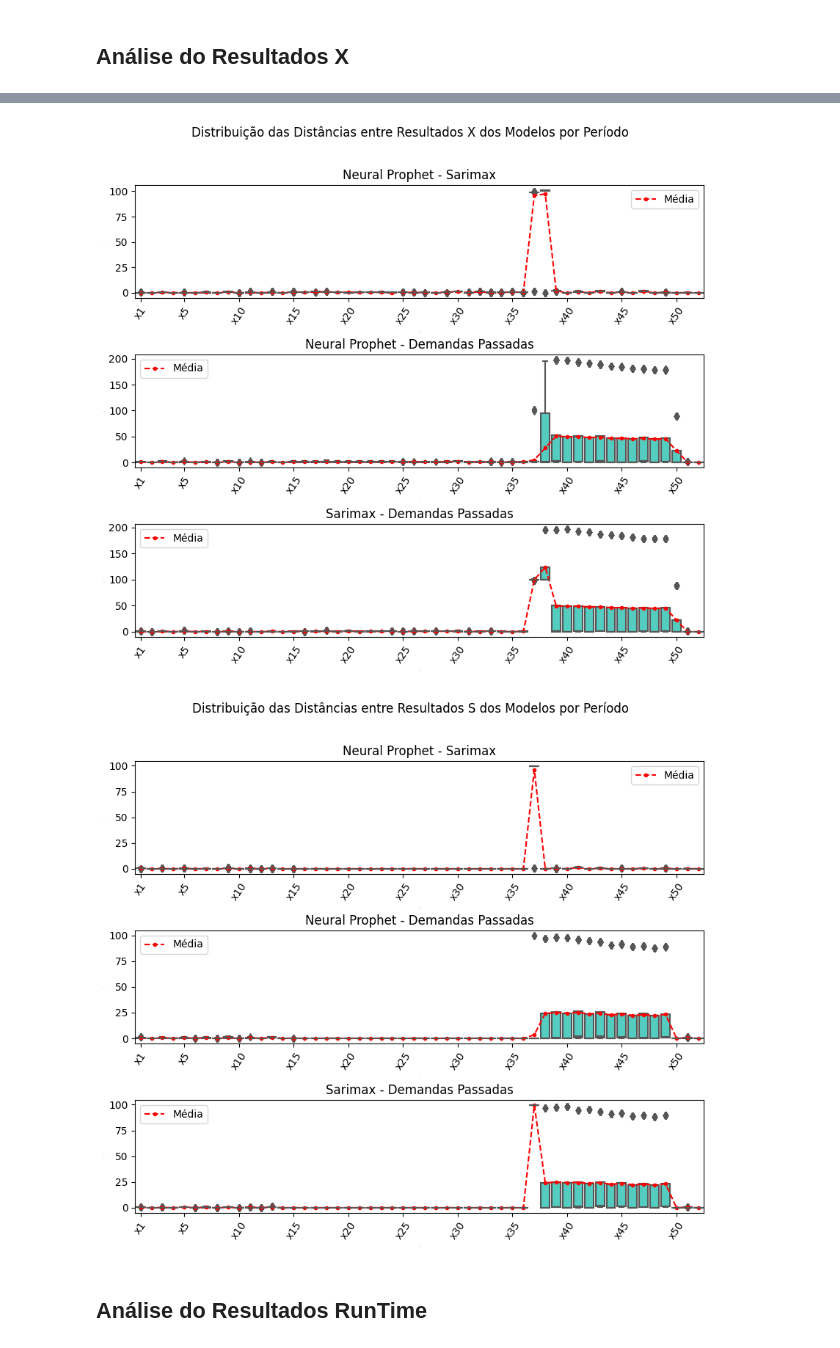
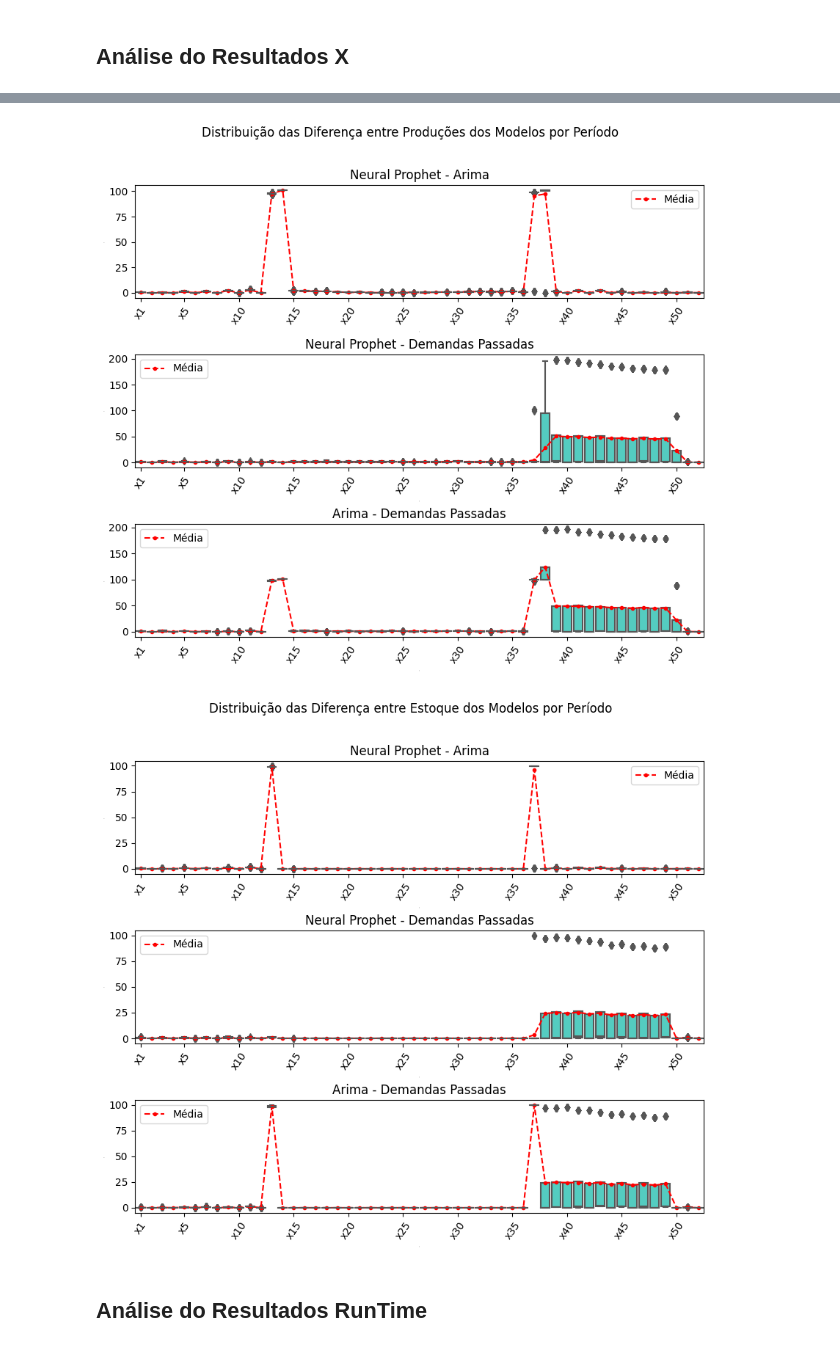
Before and after one commit to MarcioB1999/Prev_For_ULS, a Jupyter notebook: Modelo_pi/resultados_pi_analise.ipynb, the cells around one changed output, grey strips where cells are left out. Drawn from its saved outputs; the diff is of its cells as text; code cells hidden in the pictures.

```diff
--- a/Modelo_pi/resultados_pi_analise.ipynb
+++ b/Modelo_pi/resultados_pi_analise.ipynb
@@ -193,17 +193,17 @@ boxPlot_dist_x_ST = dataFrame_to_boxPlot(dist_x_ST,'dist')
 # %%
 fig=plt.figure(figsize=(10,8))
 plt.subplots_adjust(wspace=0, hspace=0.5)
-fig.suptitle('Distribuição das Distâncias entre Resultados X dos Modelos por Período')
+fig.suptitle('Distribuição das Diferença entre Produções dos Modelos por Período')
 
 ax=fig.add_subplot(3,1,1)
-ax.set_title('Neural Prophet - Sarimax')
-sns.boxplot(data=boxPlot_dist_x_NS,x='x',y='dist',color='turquoise')
-plt.plot(dist_x_NS.columns,dist_x_NS.describe().iloc[1,:],color='red',marker='.',linestyle='--',label='Média')
+ax.set_title('Neural Prophet - Arima')
+sns.boxplot(data=boxPlot_dist_x_NA,x='x',y='dist',color='turquoise')
+plt.plot(dist_x_NA.columns,dist_x_NA.describe().iloc[1,:],color='red',marker='.',linestyle='--',label='Média')
 plt.xlabel([], fontsize=0)
 plt.ylabel([], fontsize=0)
 for tick in ax.get_xticklabels():
     tick.set_rotation(55)
-plt.xticks([0]+[i*5-1 for i in range(1,int(len(dist_x_NS.columns)/5)+1)])
+plt.xticks([0]+[i*5-1 for i in range(1,int(len(dist_x_NA.columns)/5)+1)])
 plt.legend()
 
 ax=fig.add_subplot(3,1,2)
@@ -218,69 +218,69 @@ plt.xticks([0]+[i*5-1 for i in range(1,int(len(dist_x_NT.columns)/5)+1)])
 plt.legend()
 
 ax=fig.add_subplot(3,1,3)
-ax.set_title('Sarimax - Demandas Passadas')
-sns.boxplot(data=boxPlot_dist_x_ST,x='x',y='dist',color='turquoise')
-plt.plot(dist_x_ST.columns,dist_x_ST.describe().iloc[1,:],color='red',marker='.',linestyle='--',label='Média')
+ax.set_title('Arima - Demandas Passadas')
+sns.boxplot(data=boxPlot_dist_x_AT,x='x',y='dist',color='turquoise')
+plt.plot(dist_x_AT.columns,dist_x_AT.describe().iloc[1,:],color='red',marker='.',linestyle='--',label='Média')
 plt.xlabel([], fontsize=0)
 plt.ylabel([], fontsize=0)
 for tick in ax.get_xticklabels():
     tick.set_rotation(55)
-plt.xticks([0]+[i*5-1 for i in range(1,int(len(dist_x_ST.columns)/5)+1)])
+plt.xticks([0]+[i*5-1 for i in range(1,int(len(dist_x_AT.columns)/5)+1)])
 plt.legend()
 
 plt.savefig('C:/Users/marcio/Documents/Prev_For_ULS/Resultados/img/ResultDifX.png', format='png', bbox_inches='tight',pad_inches = 0.1)
 # %% [output]
-[figure, old version]
+[figure, new version]
 # %%
-dist_s_NS = describe_dist_var(resultados_np,resultados_sar,'s')
-boxPlot_dist_s_NS = dataFrame_to_boxPlot(dist_s_NS,'dist')
+dist_s_NA = describe_dist_var(resultados_np,resultados_ar,'s')
+boxPlot_dist_s_NA = dataFrame_to_boxPlot(dist_s_NA,'dist')
 
 dist_s_NT = describe_dist_var(resultados_np,resultados_treino,'s')
 boxPlot_dist_s_NT = dataFrame_to_boxPlot(dist_s_NT,'dist')
 
-dist_s_ST = describe_dist_var(resultados_sar,resultados_treino,'s')
-boxPlot_dist_s_ST = dataFrame_to_boxPlot(dist_s_ST,'dist')
+dist_s_AT = describe_dist_var(resultados_ar,resultados_treino,'s')
+boxPlot_dist_s_AT = dataFrame_to_boxPlot(dist_s_AT,'dist')
 # %%
 fig=plt.figure(figsize=(10,8))
 plt.subplots_adjust(wspace=0, hspace=0.5)
-fig.suptitle('Distribuição das Distâncias entre Resultados S dos Modelos por Período')
+fig.suptitle('Distribuição das Diferença entre Estoque dos Modelos por Período')
 
 ax=fig.add_subplot(3,1,1)
-ax.set_title('Neural Prophet - Sarimax')
-sns.boxplot(data=boxPlot_dist_s_NS,x='x',y='dist',color='turquoise')
-plt.plot(dist_s_NS.columns,dist_s_NS.describe().iloc[1,:],color='red',marker='.',linestyle='--',label='Média')
+ax.set_title('Neural Prophet - Arima')
+sns.boxplot(data=boxPlot_dist_s_NA,x='x',y='dist',color='turquoise')
+plt.plot(dist_s_NA.columns,dist_s_NA.describe().iloc[1,:],color='red',marker='.',linestyle='--',label='Média')
 plt.xlabel([], fontsize=0)
 plt.ylabel([], fontsize=0)
 for tick in ax.get_xticklabels():
     tick.set_rotation(55)
-plt.xticks([0]+[i*5-1 for i in range(1,int(len(dist_s_NS.columns)/5)+1)])
+plt.xticks([0]+[i*5-1 for i in range(1,int(len(dist_s_NA.columns)/5)+1)])
 plt.legend()
 
 ax=fig.add_subplot(3,1,2)
 ax.set_title('Neural Prophet - Demandas Passadas')
 sns.boxplot(data=boxPlot_dist_s_NT,x='x',y='dist',color='turquoise')
 plt.plot(dist_s_NT.columns,dist_s_NT.describe().iloc[1,:],color='red',marker='.',linestyle='--',label='Média')
 plt.xlabel([], fontsize=0)
 plt.ylabel([], fontsize=0)
 for tick in ax.get_xticklabels():
     tick.set_rotation(55)
 plt.xticks([0]+[i*5-1 for i in range(1,int(len(dist_s_NT.columns)/5)+1)])
 plt.legend()
 
 ax=fig.add_subplot(3,1,3)
-ax.set_title('Sarimax - Demandas Passadas')
-sns.boxplot(data=boxPlot_dist_s_ST,x='x',y='dist',color='turquoise')
-plt.plot(dist_s_ST.columns,dist_s_ST.describe().iloc[1,:],color='red',marker='.',linestyle='--',label='Média')
+ax.set_title('Arima - Demandas Passadas')
+sns.boxplot(data=boxPlot_dist_s_AT,x='x',y='dist',color='turquoise')
+plt.plot(dist_s_AT.columns,dist_s_AT.describe().iloc[1,:],color='red',marker='.',linestyle='--',label='Média')
 plt.xlabel([], fontsize=0)
 plt.ylabel([], fontsize=0)
 for tick in ax.get_xticklabels():
     tick.set_rotation(55)
-plt.xticks([0]+[i*5-1 for i in range(1,int(len(dist_s_ST.columns)/5)+1)])
+plt.xticks([0]+[i*5-1 for i in range(1,int(len(dist_s_AT.columns)/5)+1)])
 plt.legend()
 
 plt.savefig('C:/Users/marcio/Documents/Prev_For_ULS/Resultados/img/ResultDifS.png', format='png', bbox_inches='tight',pad_inches = 0.1)
 # %% [output]
-[figure, old version]
+[figure, new version]
 # %% [markdown]
 ## Análise do Resultados RunTime
 # %%
```
Also changed, not shown: parts of 15 cells of this notebook.
